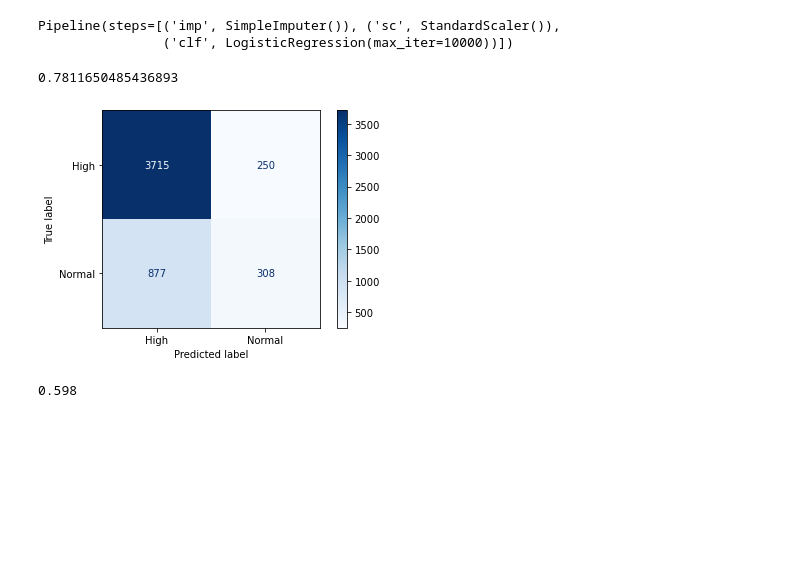
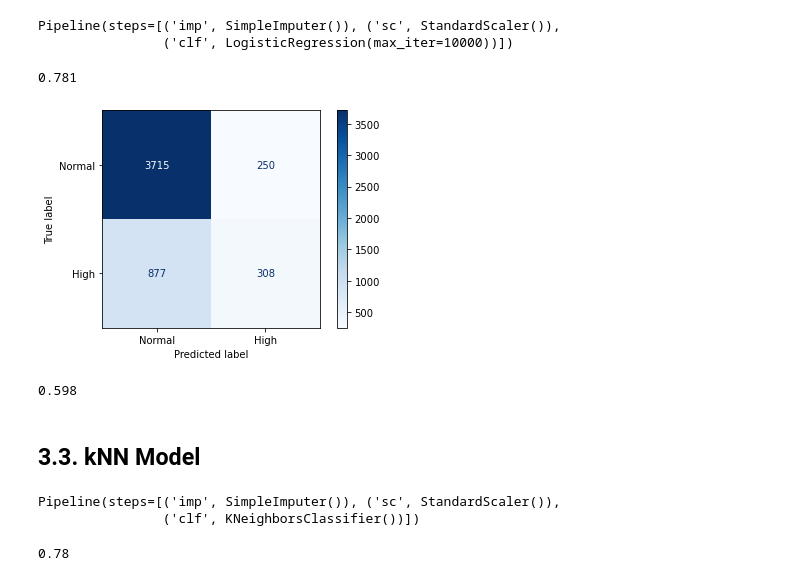
Before and after one commit to CodyCan/High-Blood-Pressure-Analysis, a Jupyter notebook: code/01_EDA_Cleaning.ipynb, the cells around one changed output. Cells and saved outputs as stored; diff of their text form; code cells hidden in the pictures; blank space fills up the shorter version.

```diff
--- a/code/01_EDA_Cleaning.ipynb
+++ b/code/01_EDA_Cleaning.ipynb
@@ -466,16 +468,30 @@ model1.fit(X_train, y_train)
 Pipeline(steps=[('imp', SimpleImputer()), ('sc', StandardScaler()),
                 ('clf', LogisticRegression(max_iter=10000))])
 # %%
-model1.score(X_test, y_test)
+model1.score(X_test, y_test).round(3)
 #about the same as the baseline accuracy
 # %% [output]
-0.7811650485436893
+0.781
 # %%
-ConfusionMatrixDisplay.from_estimator(model1, X_test, y_test, cmap="Blues", display_labels=["High", "Normal"]);
+ConfusionMatrixDisplay.from_estimator(model1, X_test, y_test, cmap="Blues", display_labels=["Normal", "High"]);
 # %% [output]
-[figure, old version]
+[figure, new version]
 # %%
 balanced_accuracy_score(y_test, model1.predict(X_test)).round(3)
 #higher than the baseline model which is 0.5
 # %% [output]
 0.598
+# %% [markdown]
+## 3.3. kNN Model
+# %%
+knn = KNeighborsClassifier()
+steps2 = [("imp", si), ("sc", ss), ("clf", knn)]
+model2 = Pipeline(steps = steps2)
+model2.fit(X_train, y_train)
+# %% [output]
+Pipeline(steps=[('imp', SimpleImputer()), ('sc', StandardScaler()),
+                ('clf', KNeighborsClassifier())])
+# %%
+model2.score(X_test, y_test).round(3)
+# %% [output]
+0.78
```
Also changed, not shown: parts of 21 cells of this notebook.
